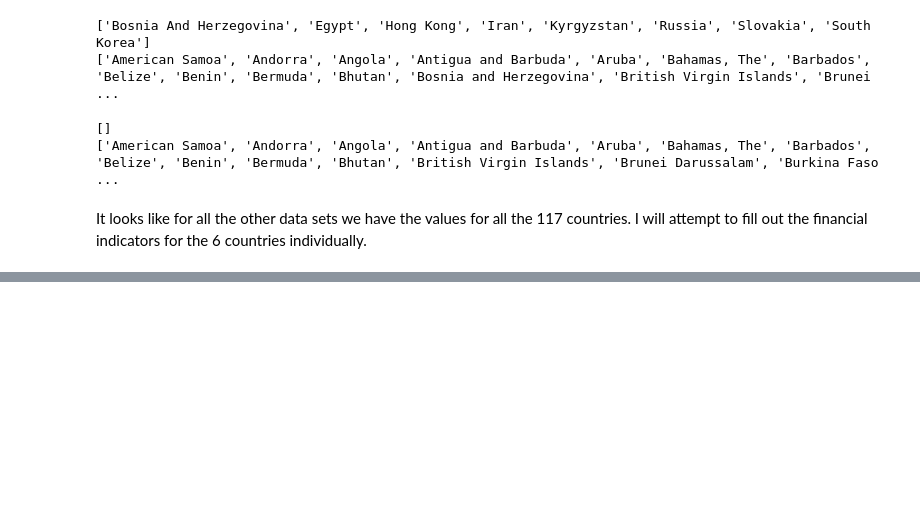
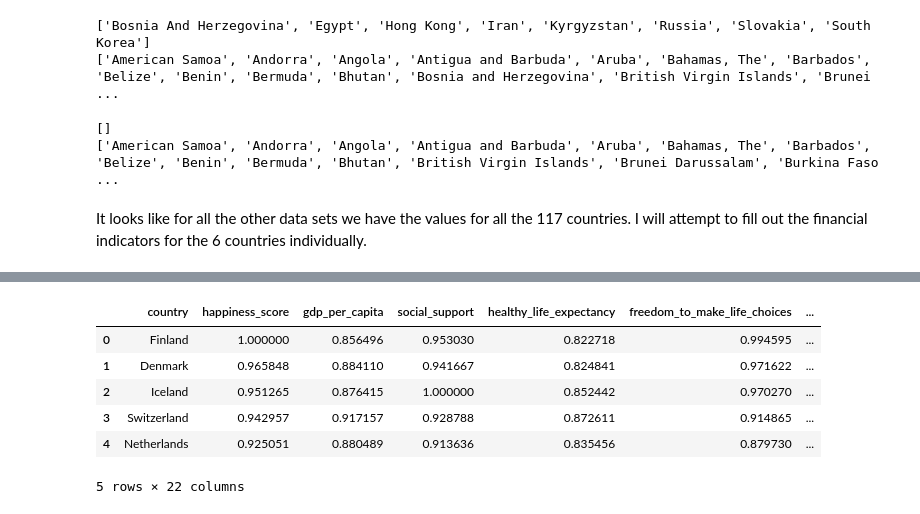
Before and after one commit to andrei-trofin/country-selector, a Jupyter notebook: notebooks/1. Data Preprocessing.ipynb, the cells around one changed output, grey strips where cells are left out. Drawn from its saved outputs; the diff is of its cells as text; code cells hidden in the pictures; blank space fills up the shorter version.

```diff
--- a/notebooks/1. Data Preprocessing.ipynb
+++ b/notebooks/1. Data Preprocessing.ipynb
@@ -1115,0 +1234,12 @@ I cannot simply replace the values here, sicne I already preprocessed them. Ther
+# %%
+# Rename some of the columns
+cleaned_dataset = cleaned_dataset.rename(columns=lambda c: re.sub(r' ', '_', re.sub(r' \(.*\)', '', c)).lower())
+cleaned_dataset.head()
+# %% [output]
+|  | country | happiness_score | gdp_per_capita | social_support | healthy_life_expectancy | freedom_to_make_life_choices | ... |
+| 0 | Finland | 1.000000 | 0.856496 | 0.953030 | 0.822718 | 0.994595 | ... |
+| 1 | Denmark | 0.965848 | 0.884110 | 0.941667 | 0.824841 | 0.971622 | ... |
+| 2 | Iceland | 0.951265 | 0.876415 | 1.000000 | 0.852442 | 0.970270 | ... |
+| 3 | Switzerland | 0.942957 | 0.917157 | 0.928788 | 0.872611 | 0.914865 | ... |
+| 4 | Netherlands | 0.925051 | 0.880489 | 0.913636 | 0.835456 | 0.879730 | ... |
+5 rows × 22 columns
```
Also changed, not shown: parts of 15 cells of this notebook, 1 other file.
